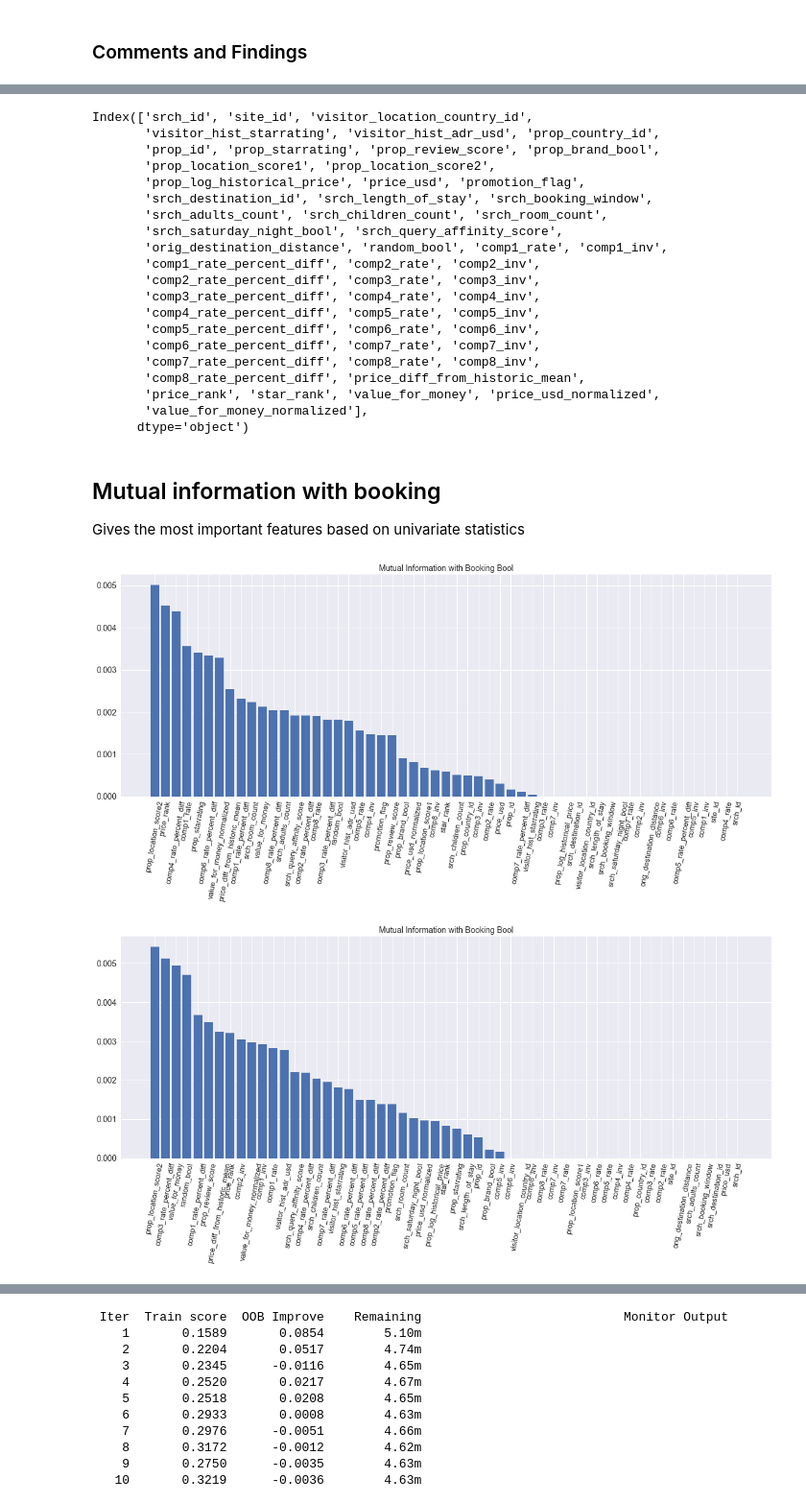
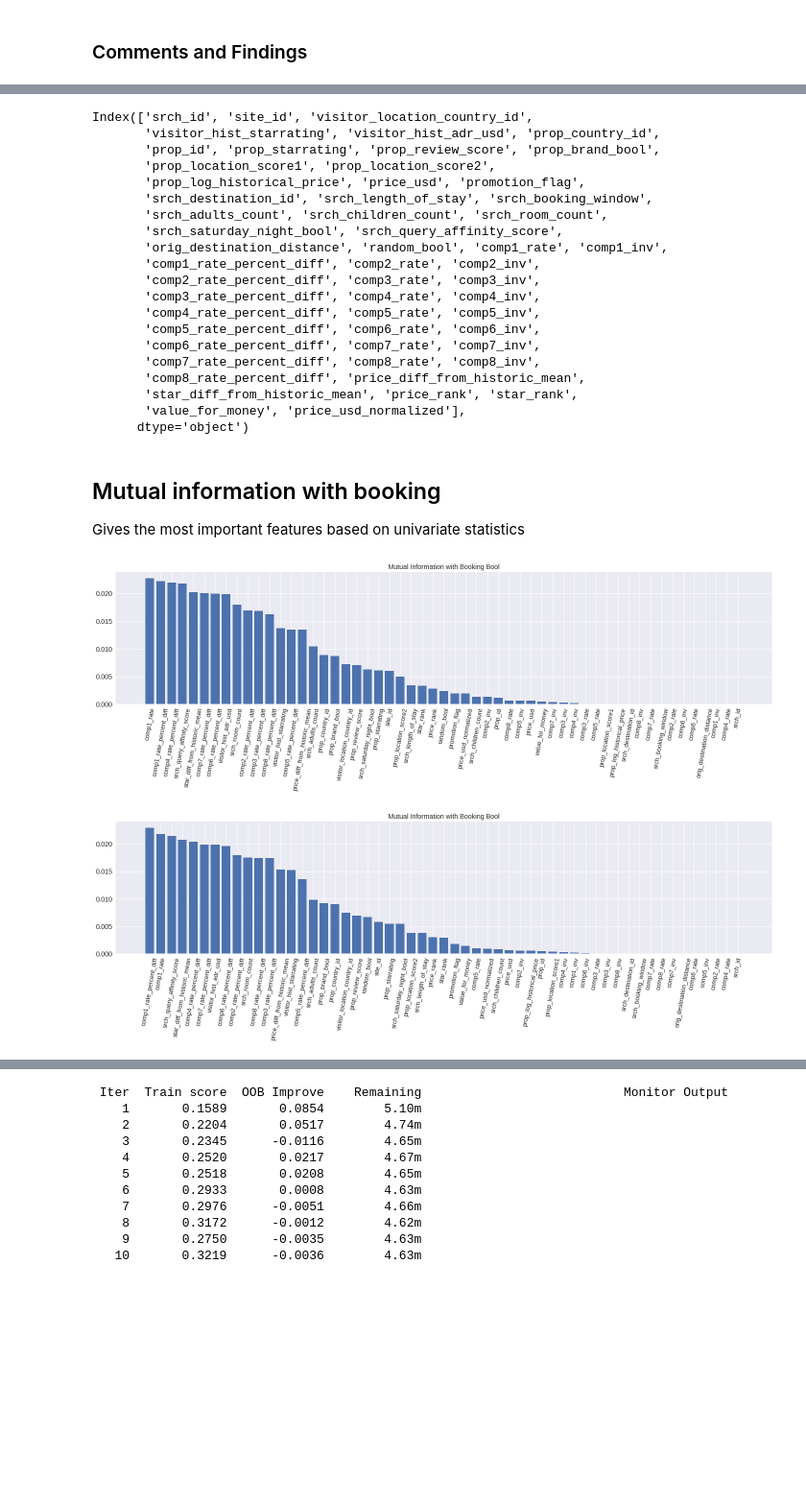
Before and after one commit to mrijksen/DM2018, a Jupyter notebook: Assignment2/NaiveClassification_dataexploration.ipynb, the cells around one changed output, grey strips where cells are left out. Shown at 96% size. Cells and saved outputs as stored; diff of their text form; code cells hidden in the pictures; blank space fills up the shorter version.

```diff
--- a/Assignment2/NaiveClassification_dataexploration.ipynb
+++ b/Assignment2/NaiveClassification_dataexploration.ipynb
@@ -30,7 +29,11 @@ data_preprocessing = imp.reload(data_preprocessing)
 # %%
 output_path = "./Plots/"
 # %%
-data_original = pd.read_csv('./Data Mining VU data/training_set_VU_DM_2014.csv')
+# data_original = pd.read_csv('./Data Mining VU data/training_set_VU_DM_2014.csv')
+data_original = pd.read_csv('/home/marleen/Documents/Data Mining VU data/training_set_VU_DM_2014.csv')
+# %%
+full_data = data_original
+df = data_original.head(100000)
 # %%
-df = data_original.head(10000)
+df_original = data_original.head(100000)
 # %%
@@ -71,6 +72,7 @@ See the caveats in the documentation: http://pandas.pydata.org/pandas-docs/stabl
 ### NEW FEATURES
 # %%
 df['price_diff_from_historic_mean']= df.price_usd - df.visitor_hist_adr_usd
+df['star_diff_from_historic_mean']= df.prop_starrating - df.visitor_hist_adr_usd
 # %%
 df['price_usd'].quantile(0.99)
 # %% [output]
@@ -225,8 +227,8 @@ Index(['srch_id', 'site_id', 'visitor_location_country_id',
        'comp6_rate_percent_diff', 'comp7_rate', 'comp7_inv',
        'comp7_rate_percent_diff', 'comp8_rate', 'comp8_inv',
        'comp8_rate_percent_diff', 'price_diff_from_historic_mean',
-       'price_rank', 'star_rank', 'value_for_money', 'price_usd_normalized',
-       'value_for_money_normalized'],
+       'star_diff_from_historic_mean', 'price_rank', 'star_rank',
+       'value_for_money', 'price_usd_normalized'],
       dtype='object')
 # %% [markdown]
 ## Mutual information with booking
@@ -246,25 +248,27 @@ book_df['feature'] = df[all_cols].columns.values
 # %%
 ind = np.arange(len(mutual_information_book))
 fig, ax = plt.subplots(figsize=(20,7))
 
-plt.bar(ind, click_df.sort('mutual_info', ascending=False)['mutual_info'])
-plt.xticks(ind,click_df.sort('mutual_info', ascending=False)['feature'], rotation=80)
+plt.bar(ind, click_df.sort_values('mutual_info', ascending=False)['mutual_info'])
+plt.xticks(ind,click_df.sort_values('mutual_info', ascending=False)['feature'], rotation=80)
 plt.title('Mutual Information with Booking Bool')
+plt.tight_layout()
 plt.savefig(output_path + "MutualInformation_click_bool.png", format='png')
 plt.show()
 
 
 
 ind = np.arange(len(mutual_information_click))
 fig, ax = plt.subplots(figsize=(20,7))
 
-plt.bar(ind, book_df.sort('mutual_info', ascending=False)['mutual_info'])
-plt.xticks(ind,book_df.sort('mutual_info', ascending=False)['feature'], rotation=80)
+plt.bar(ind, book_df.sort_values('mutual_info', ascending=False)['mutual_info'])
+plt.xticks(ind,book_df.sort_values('mutual_info', ascending=False)['feature'], rotation=80)
 plt.title('Mutual Information with Booking Bool')
+plt.tight_layout()
 plt.savefig(output_path + "MutualInformation_book_bool.png", format='png')
 plt.show()
 # %% [output]
-[figure, old version]
+[figure, new version]
-[figure, old version]
+[figure, new version]
 # %%
 features_to_keep = ['booking_bool', 'click_bool', 'srch_id']
```
Also changed, not shown: parts of 14 cells of this notebook.
